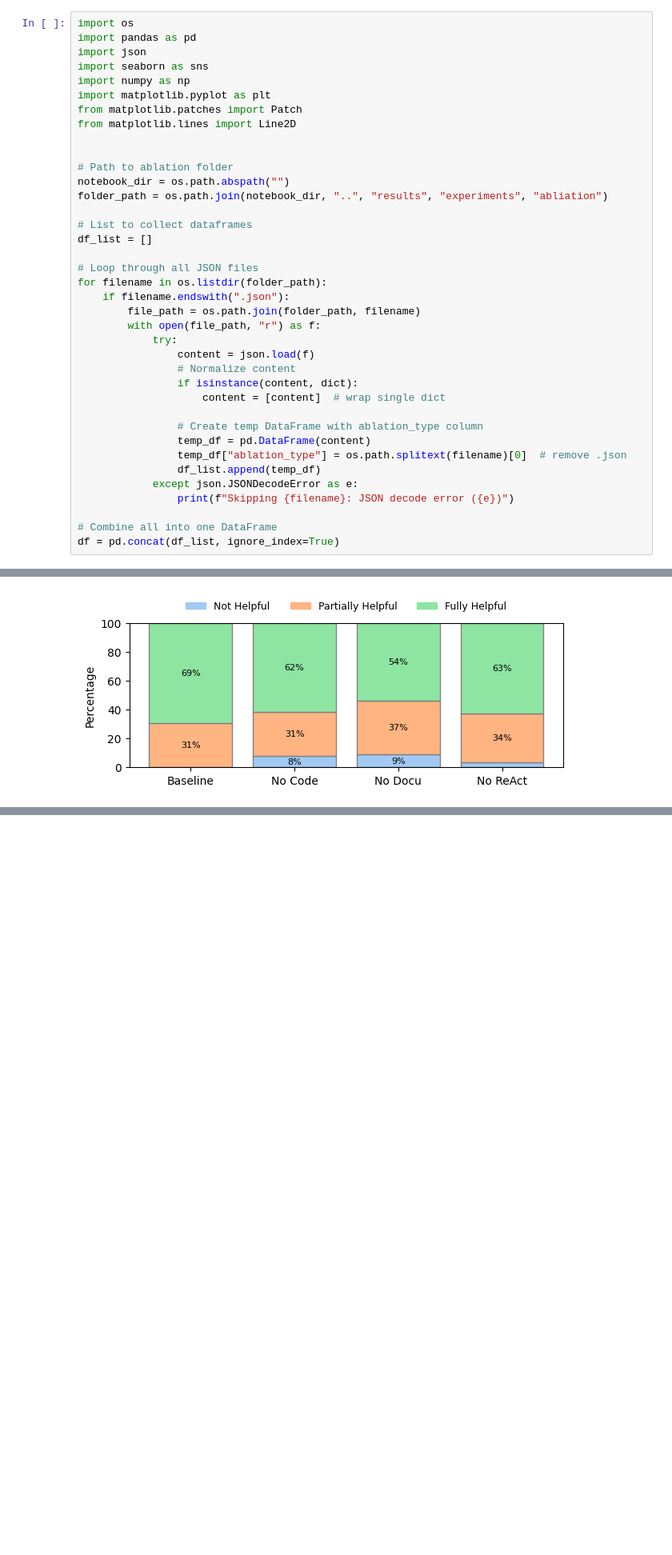
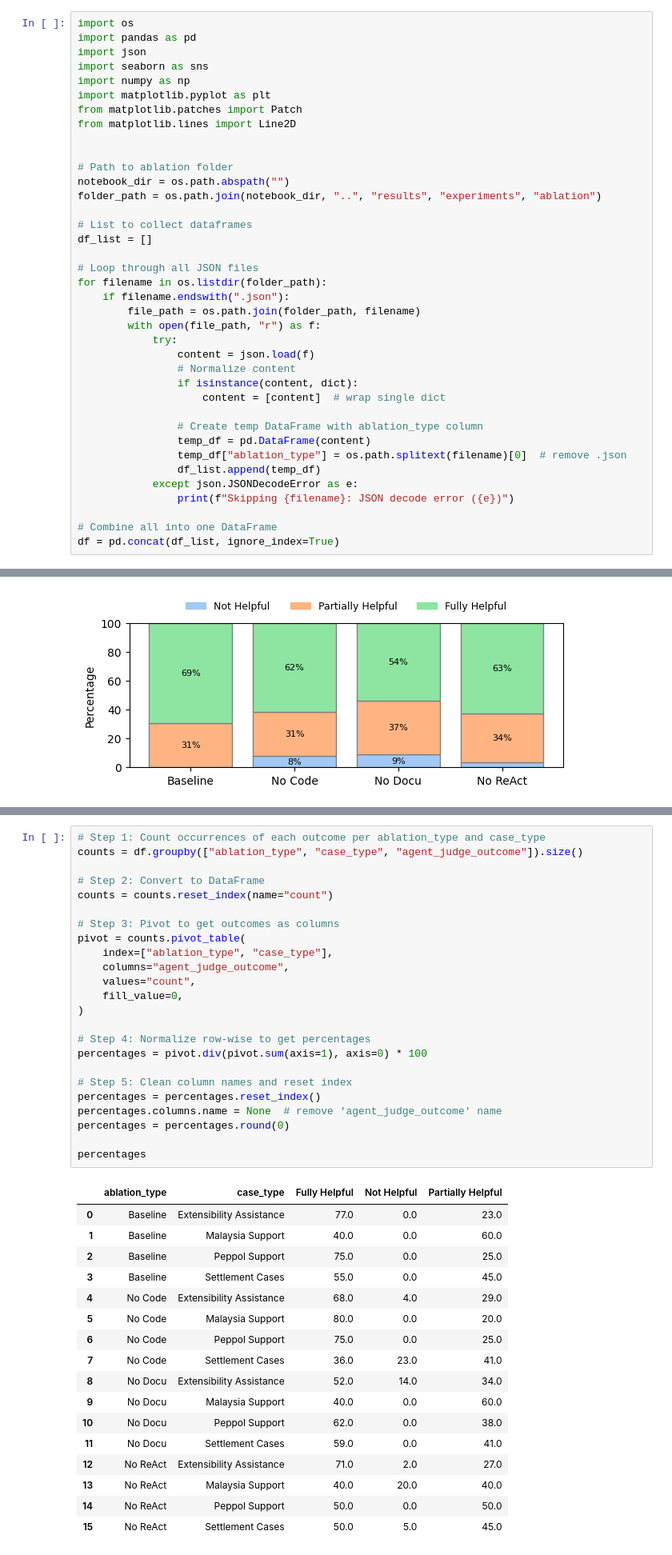
Before and after one commit to mrrestre/react_agent_in_edp, a Jupyter notebook: experiments/interpretation/abliation_viewer.ipynb, the cells around one changed output, grey strips where cells are left out. Shown: that part at 80% size. Saved outputs shown, nothing was run; the diff lists cells and outputs as text; blank space fills up the shorter version.

```diff
--- a/experiments/interpretation/abliation_viewer.ipynb
+++ b/experiments/interpretation/abliation_viewer.ipynb
@@ -11,7 +11,7 @@ from matplotlib.lines import Line2D
 
 # Path to ablation folder
 notebook_dir = os.path.abspath("")
-folder_path = os.path.join(notebook_dir, "..", "results", "experiments", "abliation")
+folder_path = os.path.join(notebook_dir, "..", "results", "experiments", "ablation")
 
 # List to collect dataframes
 df_list = []
@@ -273,3 +293,45 @@ plt.show()
+# %%
+# Step 1: Count occurrences of each outcome per ablation_type and case_type
+counts = df.groupby(["ablation_type", "case_type", "agent_judge_outcome"]).size()
+
+# Step 2: Convert to DataFrame
+counts = counts.reset_index(name="count")
+
+# Step 3: Pivot to get outcomes as columns
+pivot = counts.pivot_table(
+    index=["ablation_type", "case_type"],
+    columns="agent_judge_outcome",
+    values="count",
+    fill_value=0,
+)
+
+# Step 4: Normalize row-wise to get percentages
+percentages = pivot.div(pivot.sum(axis=1), axis=0) * 100
+
+# Step 5: Clean column names and reset index
+percentages = percentages.reset_index()
+percentages.columns.name = None  # remove 'agent_judge_outcome' name
+percentages = percentages.round(0)
+
+percentages
+# %% [output]
+|  | ablation_type | case_type | Fully Helpful | Not Helpful | Partially Helpful |
+| 0 | Baseline | Extensibility Assistance | 77.0 | 0.0 | 23.0 |
+| 1 | Baseline | Malaysia Support | 40.0 | 0.0 | 60.0 |
+| 2 | Baseline | Peppol Support | 75.0 | 0.0 | 25.0 |
+| 3 | Baseline | Settlement Cases | 55.0 | 0.0 | 45.0 |
+| 4 | No Code | Extensibility Assistance | 68.0 | 4.0 | 29.0 |
+| 5 | No Code | Malaysia Support | 80.0 | 0.0 | 20.0 |
+| 6 | No Code | Peppol Support | 75.0 | 0.0 | 25.0 |
+| 7 | No Code | Settlement Cases | 36.0 | 23.0 | 41.0 |
+| 8 | No Docu | Extensibility Assistance | 52.0 | 14.0 | 34.0 |
+| 9 | No Docu | Malaysia Support | 40.0 | 0.0 | 60.0 |
+| 10 | No Docu | Peppol Support | 62.0 | 0.0 | 38.0 |
+| 11 | No Docu | Settlement Cases | 59.0 | 0.0 | 41.0 |
+| 12 | No ReAct | Extensibility Assistance | 71.0 | 2.0 | 27.0 |
+| 13 | No ReAct | Malaysia Support | 40.0 | 20.0 | 40.0 |
+| 14 | No ReAct | Peppol Support | 50.0 | 0.0 | 50.0 |
+| 15 | No ReAct | Settlement Cases | 50.0 | 5.0 | 45.0 |
 # %%
 import pandas as pd
 import numpy as np
```
Also changed, not shown: parts of 4 cells of this notebook, 10 other files.
